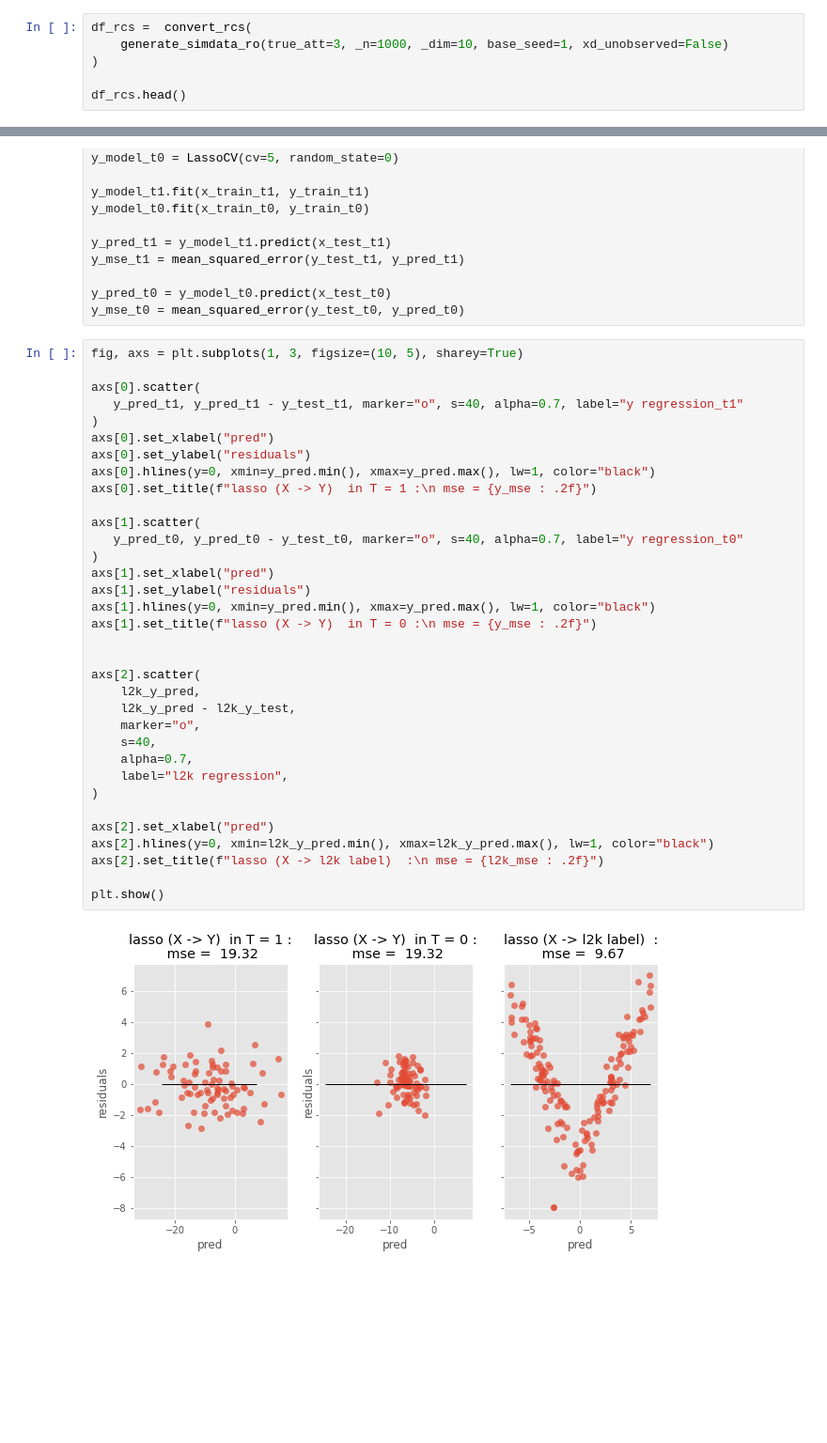
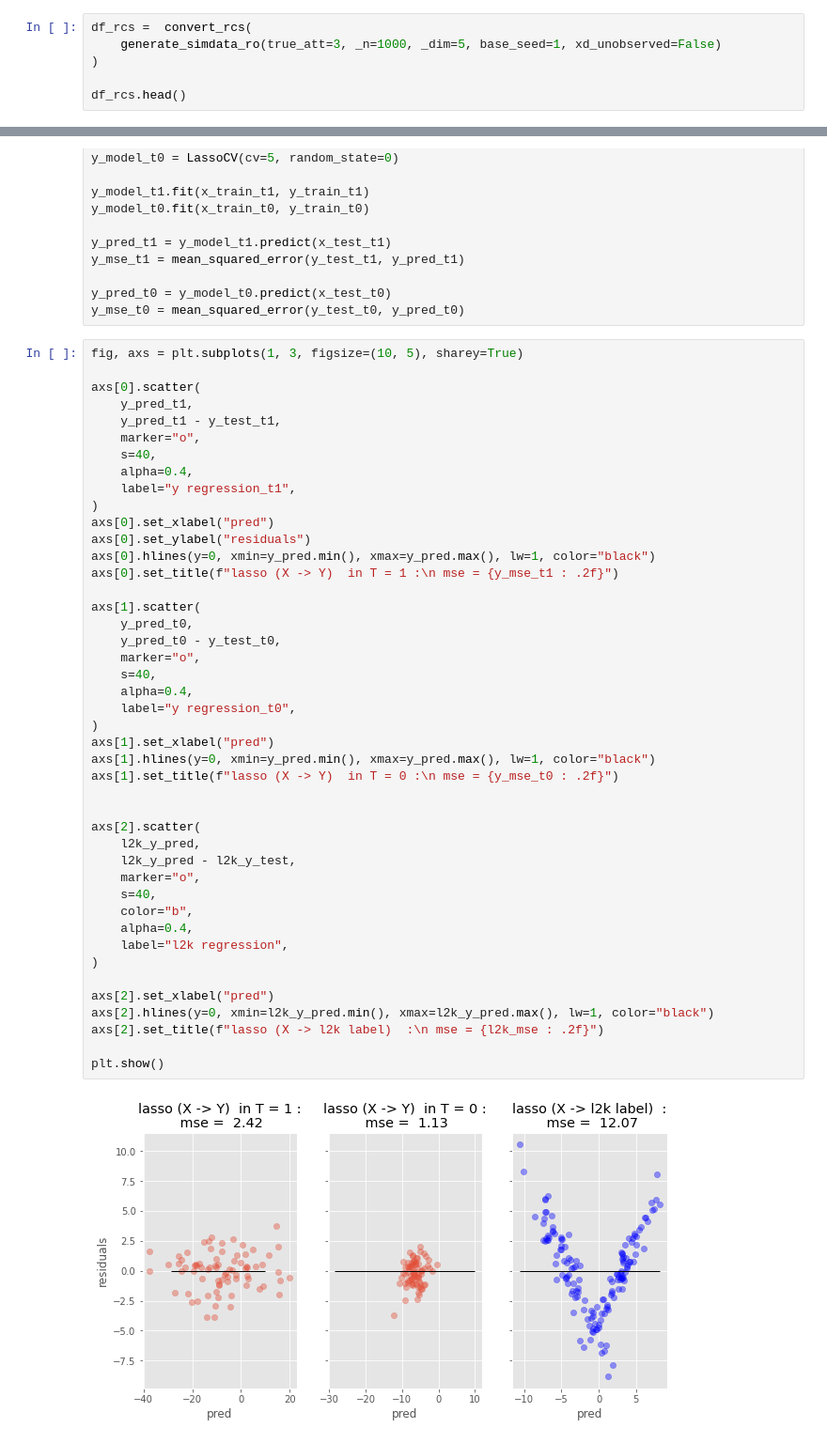
Before and after one commit to MasaAsami/modified_DMLDiD_RCS, a Jupyter notebook: notebooks/Why_original_l2kmodel_is_wrong.ipynb, the cells around one changed output, grey strips where cells are left out. Shown at 94% size. Drawn from its saved outputs; the diff is of its cells as text; blank space fills up the shorter version.

```diff
--- a/notebooks/Why_original_l2kmodel_is_wrong.ipynb
+++ b/notebooks/Why_original_l2kmodel_is_wrong.ipynb
@@ -37,7 +37,7 @@ from dmldid.simdata_genrater import generate_simdata_ro, convert_rcs
 - N = 500
 # %%
 df_rcs =  convert_rcs(
-    generate_simdata_ro(true_att=3, _n=1000, _dim=10, base_seed=1, xd_unobserved=False)
+    generate_simdata_ro(true_att=3, _n=1000, _dim=5, base_seed=1, xd_unobserved=False)
 )
 
 df_rcs.head()
@@ -177,36 +174,46 @@ y_mse_t0 = mean_squared_error(y_test_t0, y_pred_t0)
 # %%
 fig, axs = plt.subplots(1, 3, figsize=(10, 5), sharey=True)
 
 axs[0].scatter(
-   y_pred_t1, y_pred_t1 - y_test_t1, marker="o", s=40, alpha=0.7, label="y regression_t1"
+    y_pred_t1,
+    y_pred_t1 - y_test_t1,
+    marker="o",
+    s=40,
+    alpha=0.4,
+    label="y regression_t1",
 )
 axs[0].set_xlabel("pred")
 axs[0].set_ylabel("residuals")
 axs[0].hlines(y=0, xmin=y_pred.min(), xmax=y_pred.max(), lw=1, color="black")
-axs[0].set_title(f"lasso (X -> Y)  in T = 1 :\n mse = {y_mse : .2f}")
+axs[0].set_title(f"lasso (X -> Y)  in T = 1 :\n mse = {y_mse_t1 : .2f}")
 
 axs[1].scatter(
-   y_pred_t0, y_pred_t0 - y_test_t0, marker="o", s=40, alpha=0.7, label="y regression_t0"
+    y_pred_t0,
+    y_pred_t0 - y_test_t0,
+    marker="o",
+    s=40,
+    alpha=0.4,
+    label="y regression_t0",
 )
 axs[1].set_xlabel("pred")
-axs[1].set_ylabel("residuals")
 axs[1].hlines(y=0, xmin=y_pred.min(), xmax=y_pred.max(), lw=1, color="black")
-axs[1].set_title(f"lasso (X -> Y)  in T = 0 :\n mse = {y_mse : .2f}")
+axs[1].set_title(f"lasso (X -> Y)  in T = 0 :\n mse = {y_mse_t0 : .2f}")
 
 
 axs[2].scatter(
     l2k_y_pred,
     l2k_y_pred - l2k_y_test,
     marker="o",
     s=40,
-    alpha=0.7,
+    color="b",
+    alpha=0.4,
     label="l2k regression",
 )
 
 axs[2].set_xlabel("pred")
 axs[2].hlines(y=0, xmin=l2k_y_pred.min(), xmax=l2k_y_pred.max(), lw=1, color="black")
 axs[2].set_title(f"lasso (X -> l2k label)  :\n mse = {l2k_mse : .2f}")
 
 plt.show()
 # %% [output]
-[figure, old version]
+[figure, new version]
```
Also changed, not shown: parts of 4 cells of this notebook.
